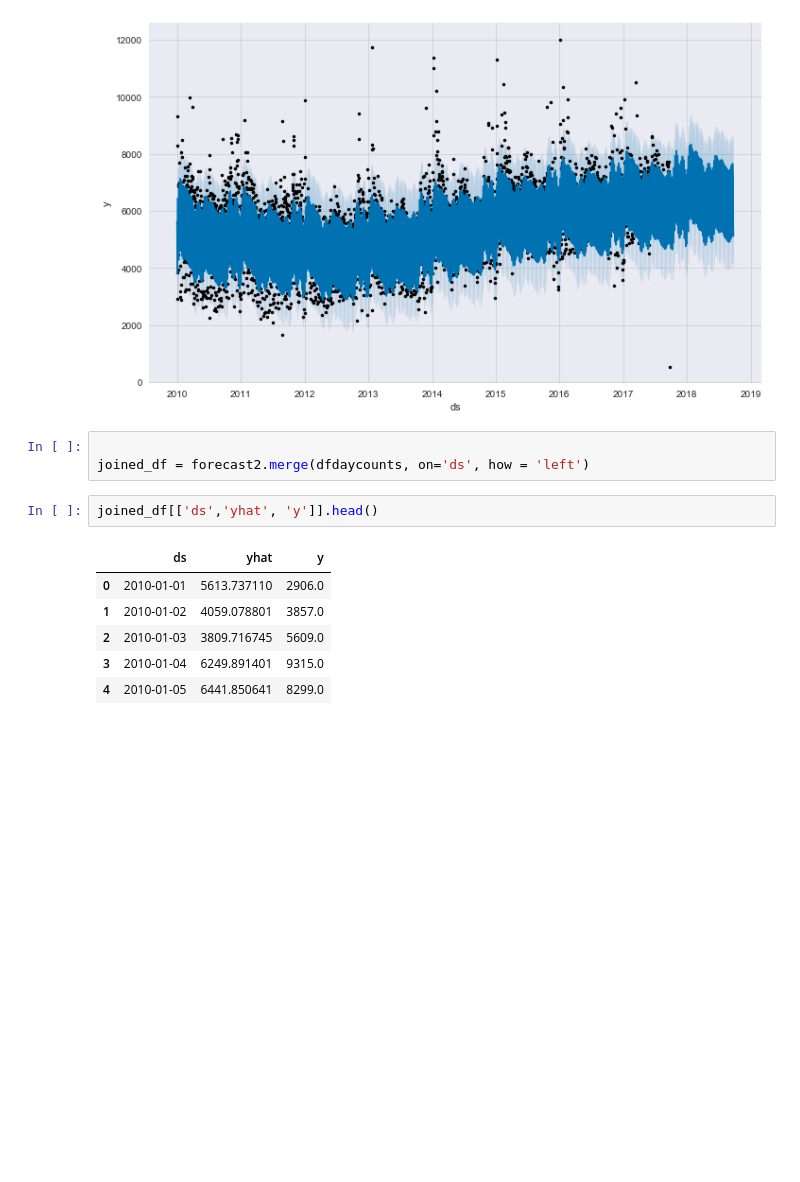
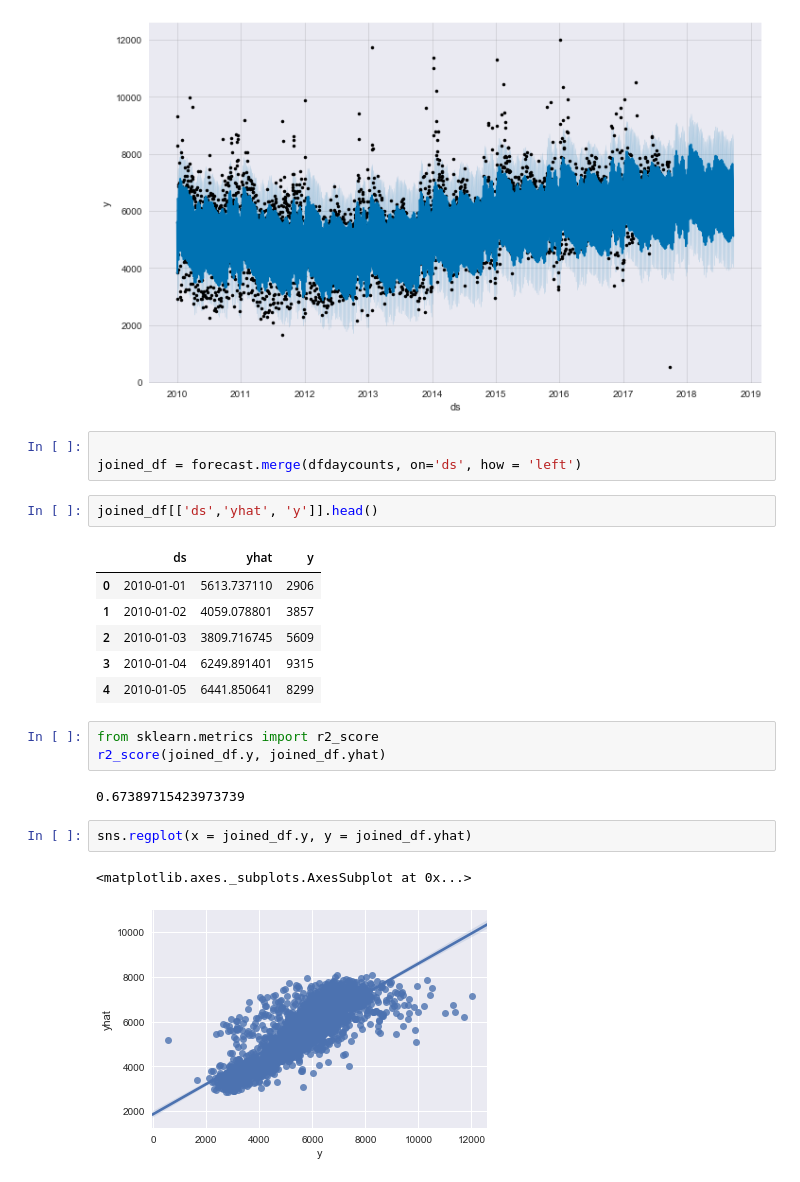
Before and after one commit to stephgline/open_data_challenge, a Jupyter notebook: weather_data_challenge.ipynb, the cells around one changed output. Drawn from its saved outputs; the diff is of its cells as text; blank space fills up the shorter version.

```diff
--- a/weather_data_challenge.ipynb
+++ b/weather_data_challenge.ipynb
@@ -513,13 +513,23 @@ m.plot(forecast2);
 [figure]
 # %%
 
-joined_df = forecast2.merge(dfdaycounts, on='ds', how = 'left')
+joined_df = forecast.merge(dfdaycounts, on='ds', how = 'left')
 # %%
 joined_df[['ds','yhat', 'y']].head()
 # %% [output]
 |  | ds | yhat | y |
-| 0 | 2010-01-01 | 5613.737110 | 2906.0 |
-| 1 | 2010-01-02 | 4059.078801 | 3857.0 |
-| 2 | 2010-01-03 | 3809.716745 | 5609.0 |
-| 3 | 2010-01-04 | 6249.891401 | 9315.0 |
-| 4 | 2010-01-05 | 6441.850641 | 8299.0 |
+| 0 | 2010-01-01 | 5613.737110 | 2906 |
+| 1 | 2010-01-02 | 4059.078801 | 3857 |
+| 2 | 2010-01-03 | 3809.716745 | 5609 |
+| 3 | 2010-01-04 | 6249.891401 | 9315 |
+| 4 | 2010-01-05 | 6441.850641 | 8299 |
+# %%
+from sklearn.metrics import r2_score
+r2_score(joined_df.y, joined_df.yhat)
+# %% [output]
+0.67389715423973739
+# %%
+sns.regplot(x = joined_df.y, y = joined_df.yhat)
+# %% [output]
+<matplotlib.axes._subplots.AxesSubplot at 0x...>
+[figure, added]
```
Also changed, not shown: parts of 27 cells of this notebook.
